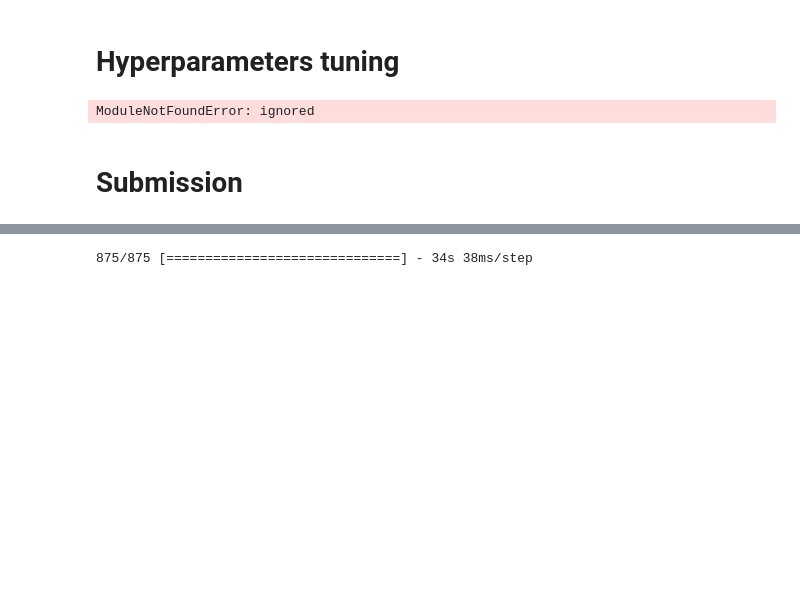
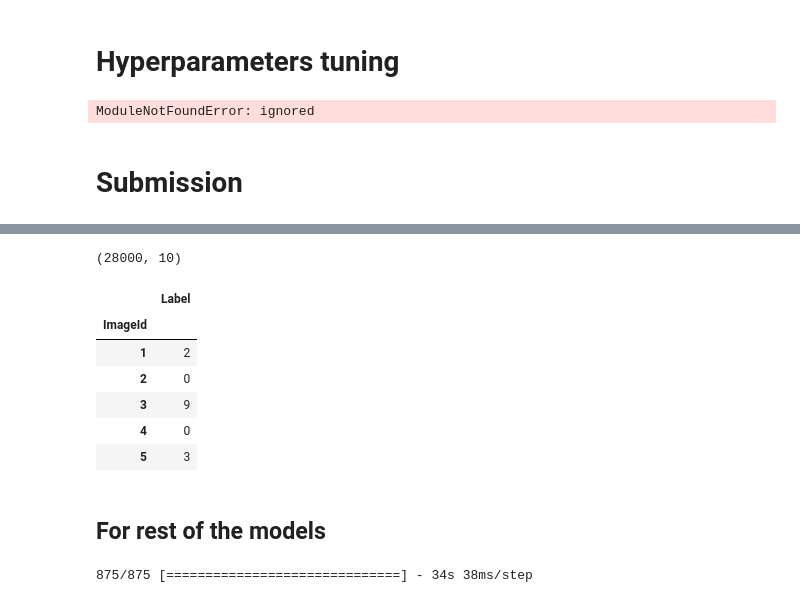
Before and after one commit to PashaIanko/Kaggle.DigitRecognizer, a Jupyter notebook: 0_baseline.ipynb, the cells around one changed output, grey strips where cells are left out. Cells and saved outputs as stored; diff of their text form; code cells hidden in the pictures; blank space fills up the shorter version.

```diff
--- a/0_baseline.ipynb
+++ b/0_baseline.ipynb
@@ -1219,0 +1243,2 @@ def build_model(hyperparam):
+# %%
+test_predictions = final_model.predict(X_test_resnet)
@@ -1219,0 +1247,19 @@ def build_model(hyperparam):
+# %%
+test_predictions.shape
+# %% [output]
+(28000, 10)
+# %%
+Y_test = np.argmax(test_predictions, axis=1)
+# %%
+image_ids = list(range(1, X_test.shape[0] + 1))
+labels = Y_test
+# %%
+submission_df = pd.DataFrame(
+    {
+        'ImageId': image_ids,
+        'Label': labels
+    },
+    index=None
+)
+
+submission_df = submission_df.set_index('ImageId')
@@ -1220,3 +1272,15 @@ def build_model(hyperparam):
+# %%
+submission_df.head()
+# %% [output]
+|  | Label |
+| ImageId |  |
+| 1 | 2 |
+| 2 | 0 |
+| 3 | 9 |
+| 4 | 0 |
+| 5 | 3 |
+# %% [markdown]
+## For rest of the models
 # %%
 final_model = baseline_cnn  # ffnn_baseline
 # %%
```
Also changed, not shown: parts of 9 cells of this notebook.
